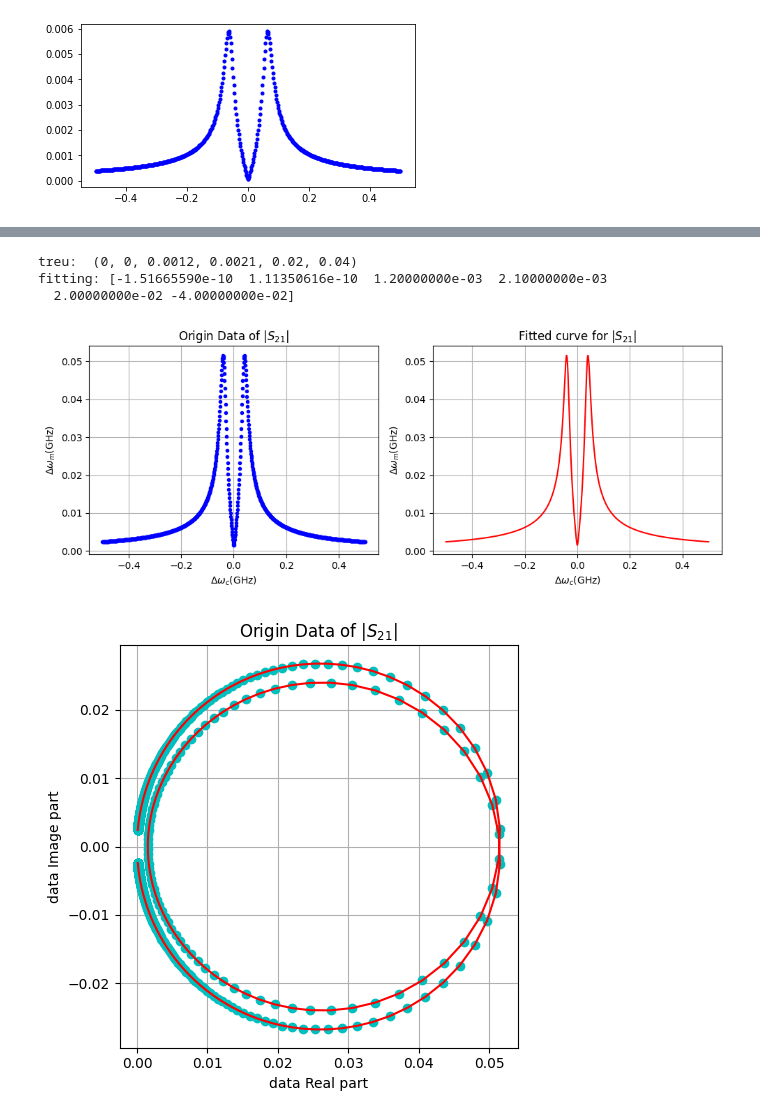
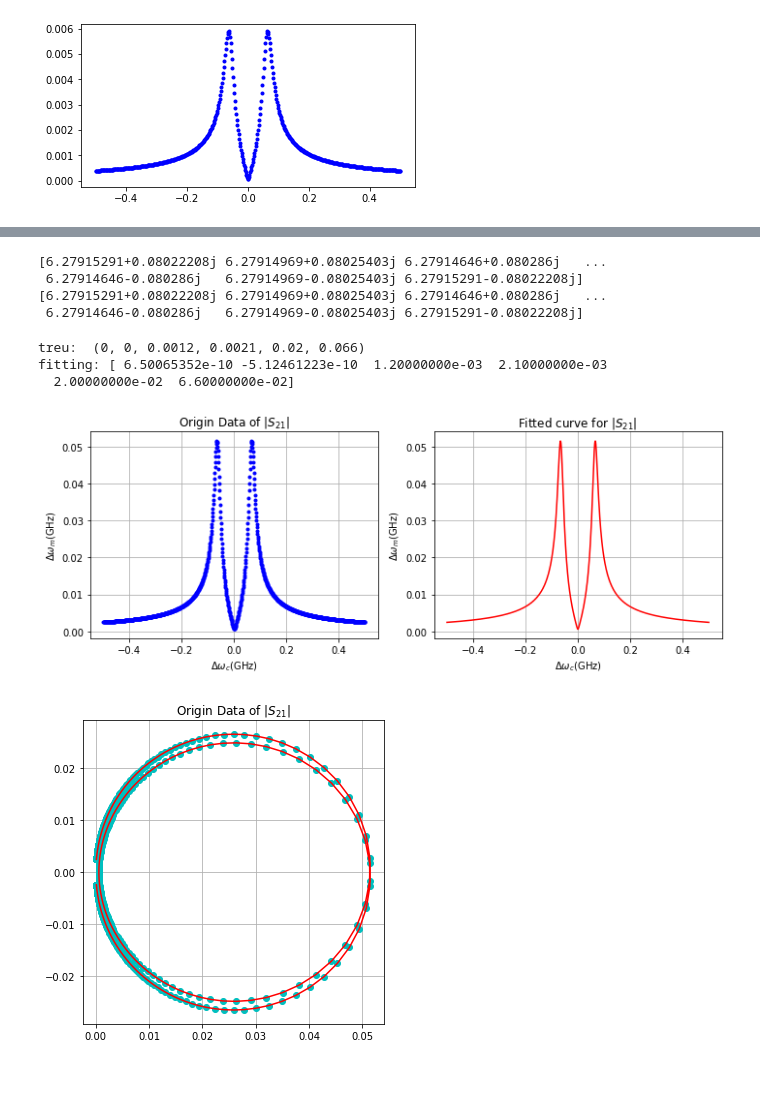
Before and after one commit to Nick1467/Mirror, a Jupyter notebook: circleUfit.ipynb, the cells around one changed output, grey strips where cells are left out. Cells and saved outputs as stored; diff of their text form; code cells hidden in the pictures; blank space fills up the shorter version.

```diff
--- a/circleUfit.ipynb
+++ b/circleUfit.ipynb
@@ -215,3 +215,19 @@ fitting: [6.83749433e-11 1.60000000e-03 6.40000000e-03]
+# %%
+test = s11_curvefit( omega, omega_m, alpha, kappa)
+
+midpoint = test.shape[-1] // 2
+
+real_part = test[:midpoint]
+imag_part = test[midpoint:]
+
+sum = real_part + 1j*imag_part
+print(data)
+print(sum)
+# %% [output]
+[6.27915291+0.08022208j 6.27914969+0.08025403j 6.27914646+0.080286j   ...
+ 6.27914646-0.080286j   6.27914969-0.08025403j 6.27915291-0.08022208j]
+[6.27915291+0.08022208j 6.27914969+0.08025403j 6.27914646+0.080286j   ...
+ 6.27914646-0.080286j   6.27914969-0.08025403j 6.27915291-0.08022208j]
 # %%
 import math
 import numpy as np
@@ -233,7 +249,7 @@ omega_c = 0
 kappa = 0.0012 #(GHz)
 alpha = 0.0021 #(GHz)
 beta =  0.02 #(GHz)
-gamma =  0.04 #(GHz)
+gamma =  0.066#(GHz)
 
 data_1 = s21( omega, omega_c, omega_m, kappa, alpha, beta, gamma)
 
@@ -250,37 +266,35 @@ print(f'treu:  {omega_c, omega_m, kappa, alpha, beta, gamma}')
 print(f'fitting: {popt}')
 plt.figure(figsize=(10, 4))
 
 plt.subplot(1, 2, 1)
 plt.plot( omega, abs(data_1), 'b.')
 plt.grid(True)
 plt.xlabel('$\Delta\omega_c$(GHz)')
 plt.ylabel('$\Delta\omega_m$(GHz)')
 plt.title('Origin Data of $|S_{21}|$')
 
 plt.subplot(1, 2, 2)
 plt.plot( omega, abs(s21_Fit), 'r-')
 plt.grid(True)
 plt.xlabel('$\Delta\omega_c$(GHz)')
 plt.ylabel('$\Delta\omega_m$(GHz)')
 plt.title('Fitted curve for $|S_{21}|$')
 
 plt.tight_layout()
 plt.show()
 
 plt.figure(figsize=(5, 5))
 plt.plot( data_1.real, data_1.imag ,'co', label = 'Origin Data of $|S_{21}|$')
 plt.grid(True)
-plt.xlabel('data Real part')
-plt.ylabel('data Image part')
 plt.title('Origin Data of $|S_{21}|$')
 plt.plot( s21_Fit.real, s21_Fit.imag, 'r-', label ='Fitted curve for $|S_{21}|$')
 
 
 plt.tight_layout()
 plt.show()
 # %% [output]
-treu:  (0, 0, 0.0012, 0.0021, 0.02, 0.04)
-fitting: [-1.51665590e-10  1.11350616e-10  1.20000000e-03  2.10000000e-03
-  2.00000000e-02 -4.00000000e-02]
+treu:  (0, 0, 0.0012, 0.0021, 0.02, 0.066)
+fitting: [ 6.50065352e-10 -5.12461223e-10  1.20000000e-03  2.10000000e-03
+  2.00000000e-02  6.60000000e-02]
-[figure, old version]
+[figure, new version]
-[figure, old version]
+[figure, new version]
```
Also changed, not shown: parts of 1 cell of this notebook.
